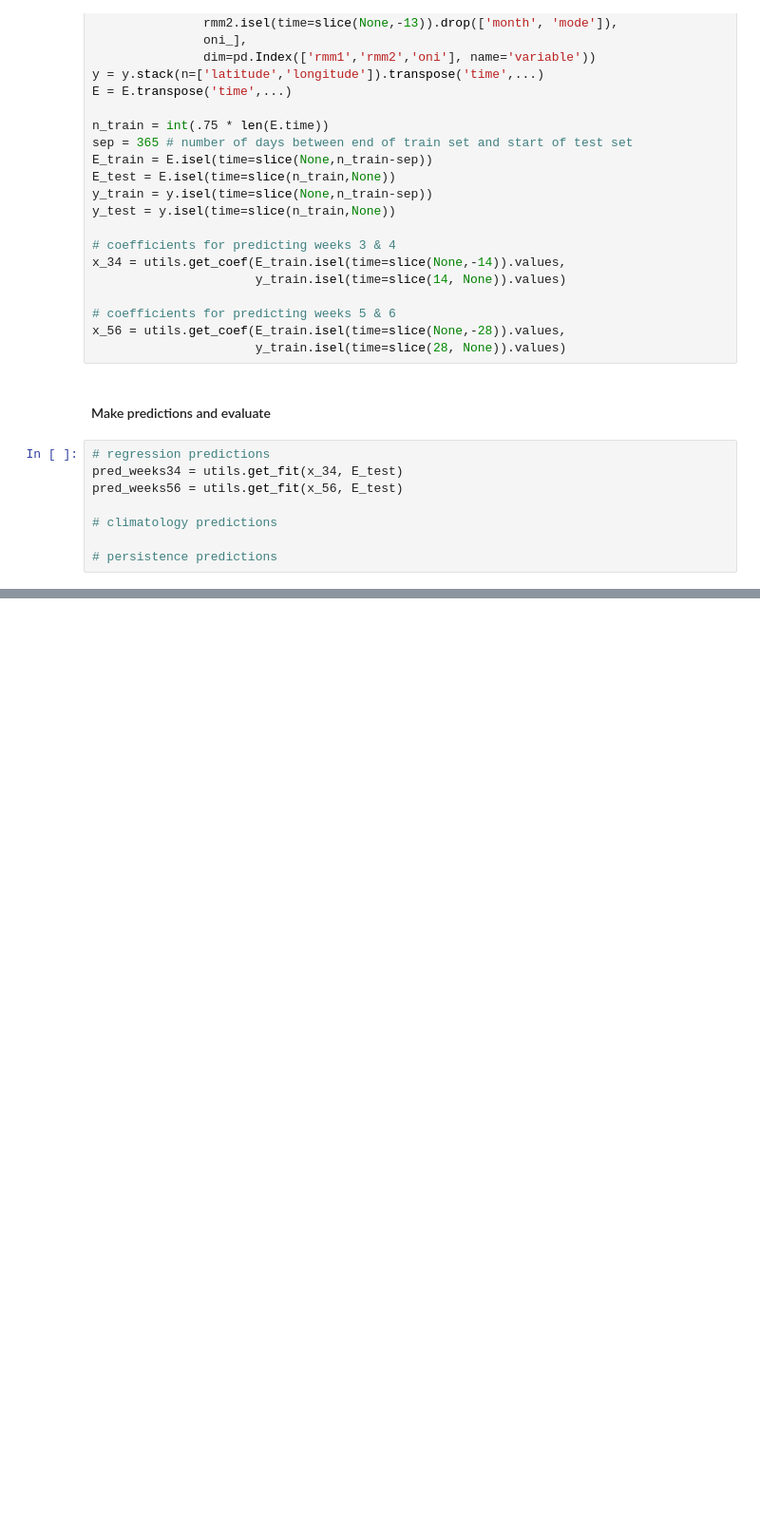
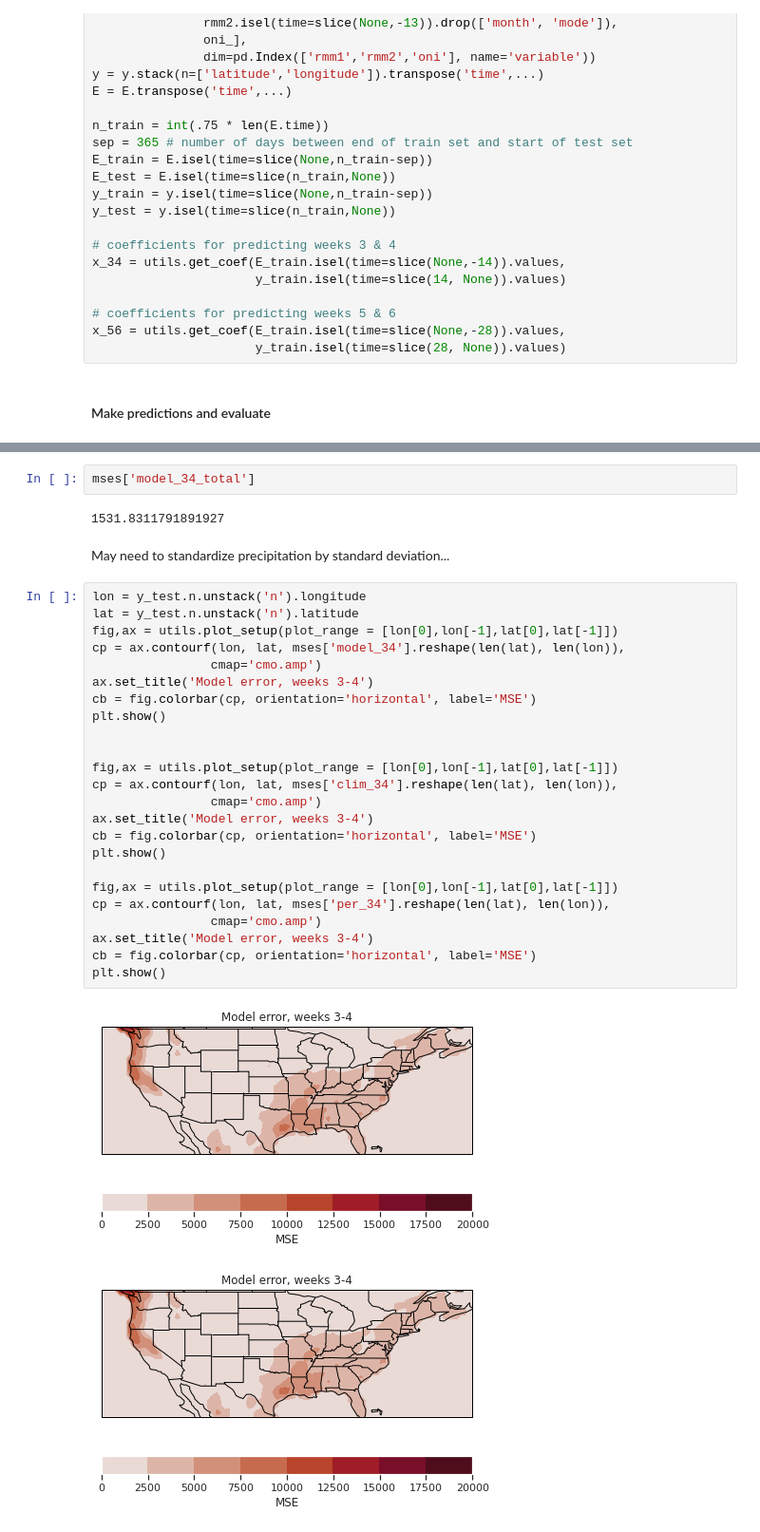
Before and after one commit to ktcarr/12.805, a Jupyter notebook: mjo-analysis_era-interim.ipynb, the cells around one changed output, grey strips where cells are left out. Shown at 95% size. Cells and saved outputs as stored; diff of their text form; blank space fills up the shorter version.

```diff
--- a/mjo-analysis_era-interim.ipynb
+++ b/mjo-analysis_era-interim.ipynb
@@ -566,11 +575,3 @@ x_56 = utils.get_coef(E_train.isel(time=slice(None,-28)).values,
                       y_train.isel(time=slice(28, None)).values)
 # %% [markdown]
 #### Make predictions and evaluate
-# %%
-# regression predictions
-pred_weeks34 = utils.get_fit(x_34, E_test)
-pred_weeks56 = utils.get_fit(x_56, E_test)
-
-# climatology predictions
-
-# persistence predictions
@@ -576,0 +614,33 @@ pred_weeks56 = utils.get_fit(x_56, E_test)
+# %%
+mses['model_34_total']
+# %% [output]
+1531.8311791891927
+# %% [markdown]
+May need to standardize precipitation by standard deviation...
+# %%
+lon = y_test.n.unstack('n').longitude
+lat = y_test.n.unstack('n').latitude
+fig,ax = utils.plot_setup(plot_range = [lon[0],lon[-1],lat[0],lat[-1]])
+cp = ax.contourf(lon, lat, mses['model_34'].reshape(len(lat), len(lon)),
+                cmap='cmo.amp')
+ax.set_title('Model error, weeks 3-4')
+cb = fig.colorbar(cp, orientation='horizontal', label='MSE')
+plt.show()
+
+
+fig,ax = utils.plot_setup(plot_range = [lon[0],lon[-1],lat[0],lat[-1]])
+cp = ax.contourf(lon, lat, mses['clim_34'].reshape(len(lat), len(lon)),
+                cmap='cmo.amp')
+ax.set_title('Model error, weeks 3-4')
+cb = fig.colorbar(cp, orientation='horizontal', label='MSE')
+plt.show()
+
+fig,ax = utils.plot_setup(plot_range = [lon[0],lon[-1],lat[0],lat[-1]])
+cp = ax.contourf(lon, lat, mses['per_34'].reshape(len(lat), len(lon)),
+                cmap='cmo.amp')
+ax.set_title('Model error, weeks 3-4')
+cb = fig.colorbar(cp, orientation='horizontal', label='MSE')
+plt.show()
+# %% [output]
+[figure, added]
+[figure, added]
```
Also changed, not shown: parts of 16 cells of this notebook.
